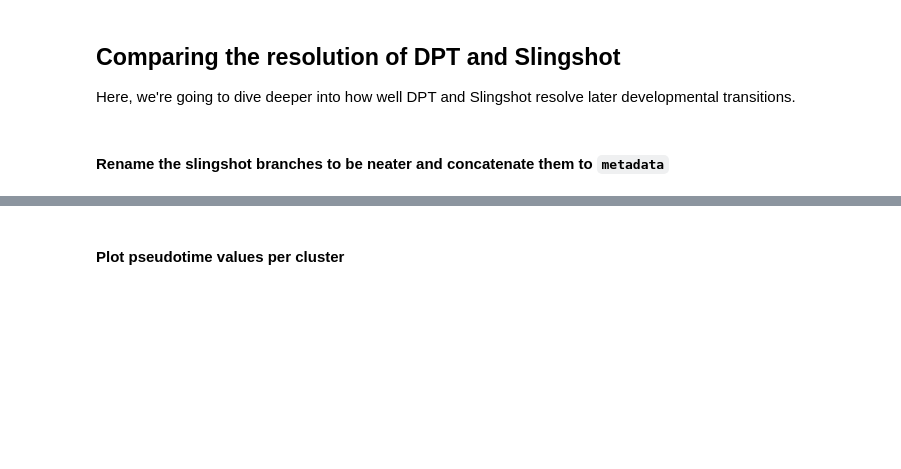
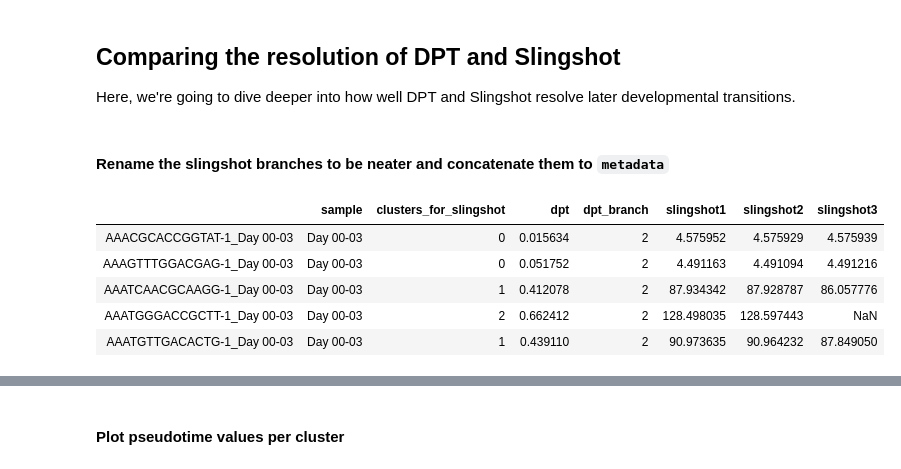
Before and after one commit to KrishnaswamyLab/SingleCellWorkshop, a Jupyter notebook: exercises/TrajectoryInference/notebooks/02_Embryoid_body_trajectory_inference.ipynb, the cells around one changed output, grey strips where cells are left out. Drawn from its saved outputs; the diff is of its cells as text; code cells hidden in the pictures; blank space fills up the shorter version.

```diff
--- a/exercises/TrajectoryInference/notebooks/02_Embryoid_body_trajectory_inference.ipynb
+++ b/exercises/TrajectoryInference/notebooks/02_Embryoid_body_trajectory_inference.ipynb
@@ -212,5 +225,13 @@ Here, we're going to dive deeper into how well DPT and Slingshot resolve later d
 results['pseudotime'].columns = ['slingshot{}'.format(i+1) for i in range(results['pseudotime'].shape[1])]
 # %%
 metadata = pd.concat((metadata, results['pseudotime']), axis=1)
+metadata.head()
+# %% [output]
+|  | sample | clusters_for_slingshot | dpt | dpt_branch | slingshot1 | slingshot2 | slingshot3 |
+| AAACGCACCGGTAT-1_Day 00-03 | Day 00-03 | 0 | 0.015634 | 2 | 4.575952 | 4.575929 | 4.575939 |
+| AAAGTTTGGACGAG-1_Day 00-03 | Day 00-03 | 0 | 0.051752 | 2 | 4.491163 | 4.491094 | 4.491216 |
+| AAATCAACGCAAGG-1_Day 00-03 | Day 00-03 | 1 | 0.412078 | 2 | 87.934342 | 87.928787 | 86.057776 |
+| AAATGGGACCGCTT-1_Day 00-03 | Day 00-03 | 2 | 0.662412 | 2 | 128.498035 | 128.597443 | NaN |
+| AAATGTTGACACTG-1_Day 00-03 | Day 00-03 | 1 | 0.439110 | 2 | 90.973635 | 90.964232 | 87.849050 |
 # %% [markdown]
 #### Plotting Slingshot pseudotime vs DPT
```
Also changed, not shown: parts of 15 cells of this notebook, 2 other files.
